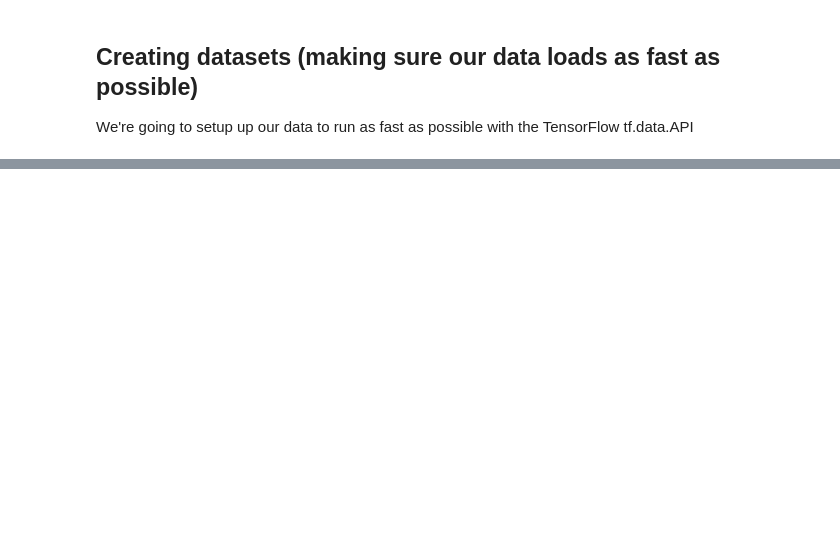
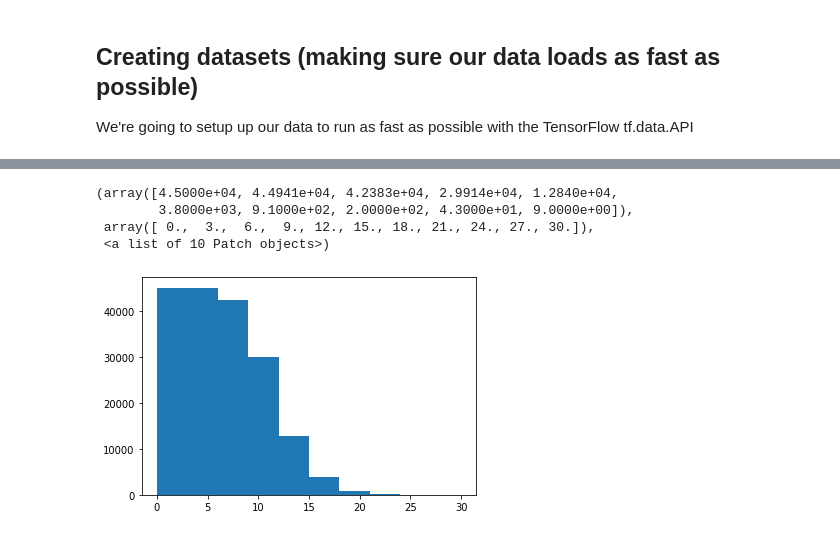
Before and after one commit to ThejasNU/EasySkim, a Jupyter notebook: EasySkim.ipynb, the cells around one changed output, grey strips where cells are left out. Cells and saved outputs as stored; diff of their text form; code cells hidden in the pictures; blank space fills up the shorter version.

```diff
--- a/EasySkim.ipynb
+++ b/EasySkim.ipynb
@@ -415,0 +965,9 @@ We're going to setup up our data to run as fast as possible with the TensorFlow
+# %%
+# Check the distribution of 'line_number' column
+plt.hist(train_df['line_number']);
+# %% [output]
+(array([4.5000e+04, 4.4941e+04, 4.2383e+04, 2.9914e+04, 1.2840e+04,
+        3.8000e+03, 9.1000e+02, 2.0000e+02, 4.3000e+01, 9.0000e+00]),
+ array([ 0.,  3.,  6.,  9., 12., 15., 18., 21., 24., 27., 30.]),
+ <a list of 10 Patch objects>)
+[figure, added]
```
Also changed, not shown: parts of 87 cells of this notebook, 2 other files.
